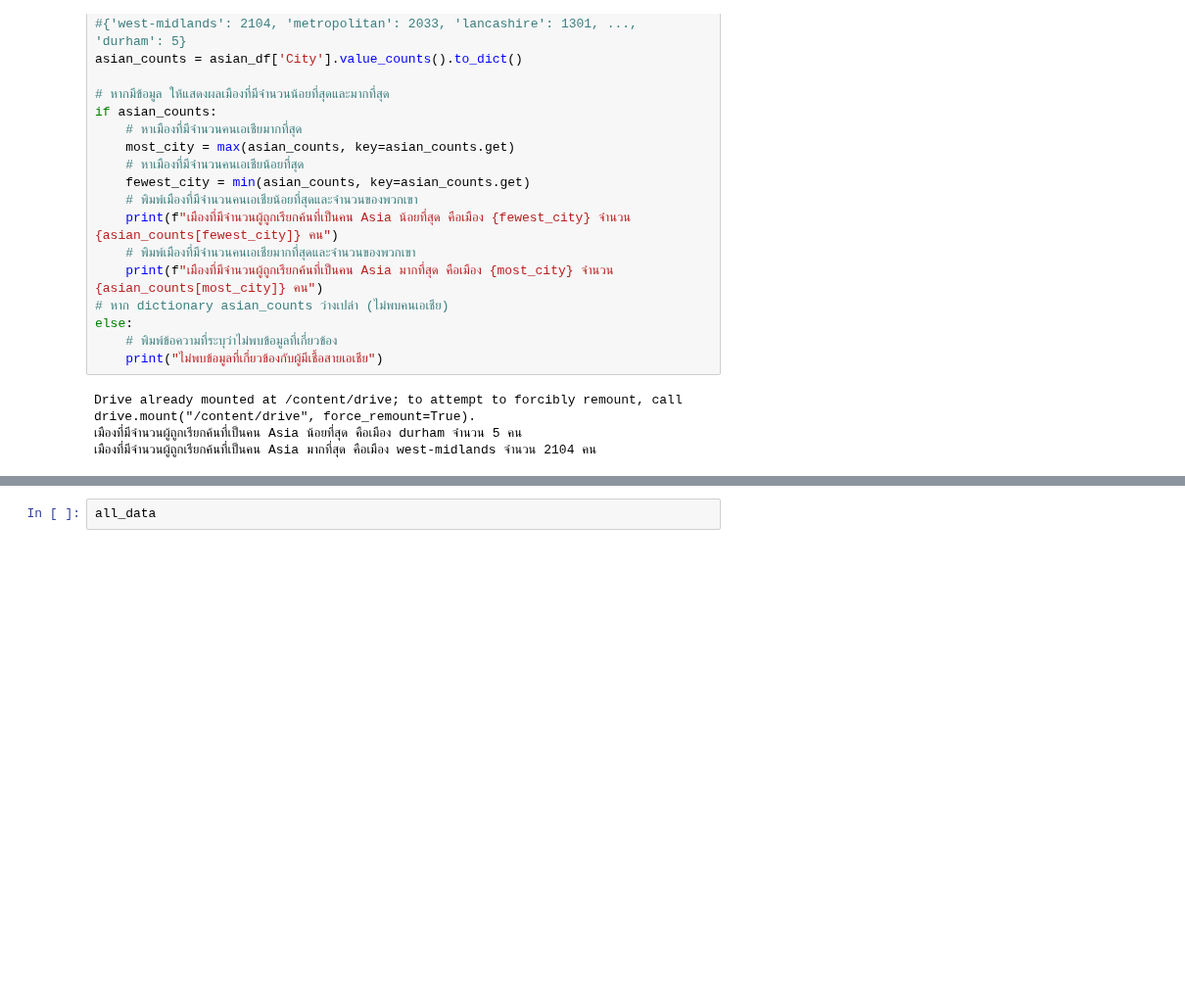
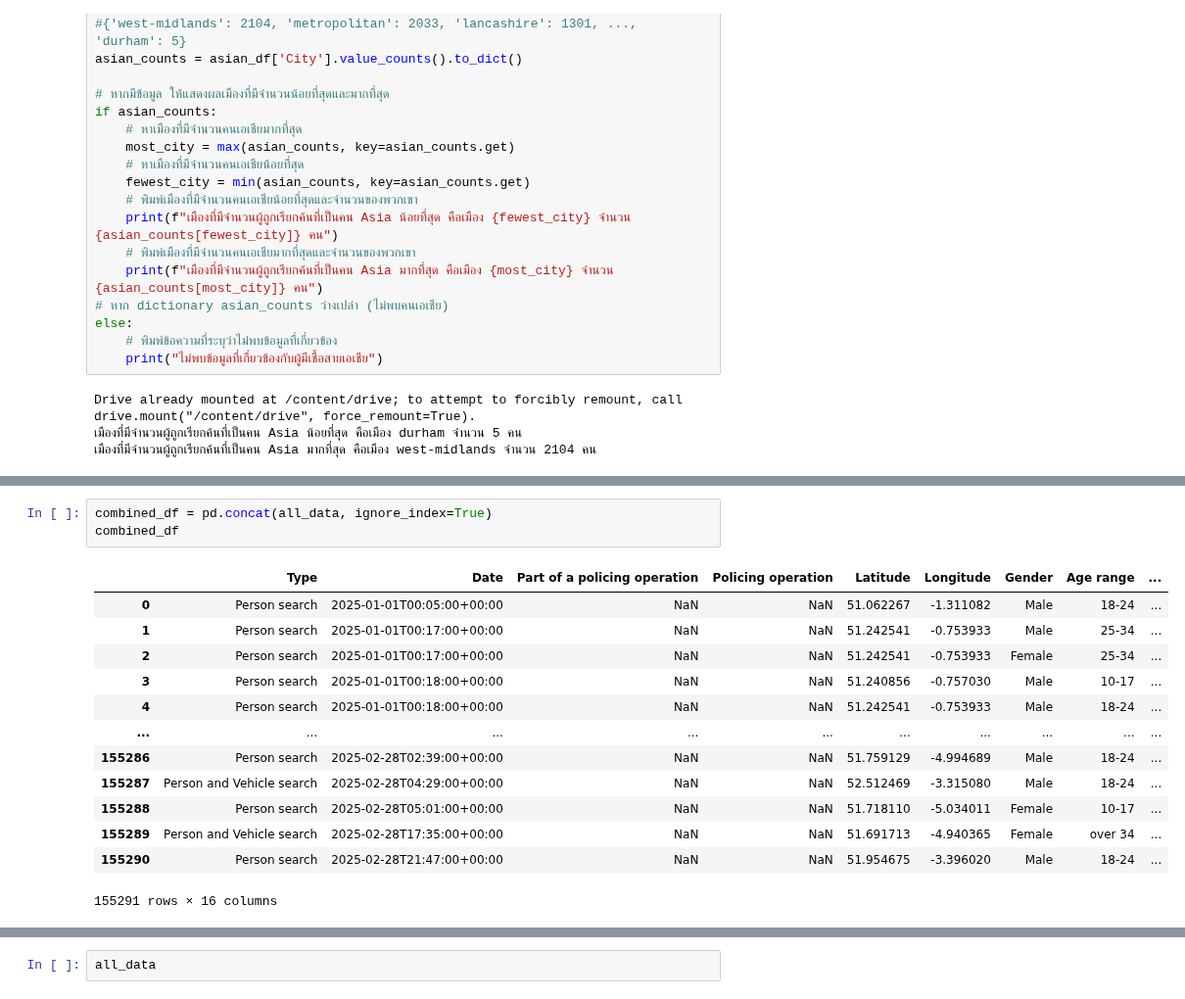
Before and after one commit to jangInw007/dataviz2025, a Jupyter notebook: Pandas_101_2025.ipynb, the cells around one changed output, grey strips where cells are left out. Shown at 98% size. Drawn from its saved outputs; the diff is of its cells as text; blank space fills up the shorter version.

```diff
--- a/Pandas_101_2025.ipynb
+++ b/Pandas_101_2025.ipynb
@@ -470,0 +562,17 @@ Drive already mounted at /content/drive; to attempt to forcibly remount, call dr
+# %%
+combined_df = pd.concat(all_data, ignore_index=True)
+combined_df
+# %% [output]
+|  | Type | Date | Part of a policing operation | Policing operation | Latitude | Longitude | Gender | Age range | ... |
+| 0 | Person search | 2025-01-01T00:05:00+00:00 | NaN | NaN | 51.062267 | -1.311082 | Male | 18-24 | ... |
+| 1 | Person search | 2025-01-01T00:17:00+00:00 | NaN | NaN | 51.242541 | -0.753933 | Male | 25-34 | ... |
+| 2 | Person search | 2025-01-01T00:17:00+00:00 | NaN | NaN | 51.242541 | -0.753933 | Female | 25-34 | ... |
+| 3 | Person search | 2025-01-01T00:18:00+00:00 | NaN | NaN | 51.240856 | -0.757030 | Male | 10-17 | ... |
+| 4 | Person search | 2025-01-01T00:18:00+00:00 | NaN | NaN | 51.242541 | -0.753933 | Male | 18-24 | ... |
+| ... | ... | ... | ... | ... | ... | ... | ... | ... | ... |
+| 155286 | Person search | 2025-02-28T02:39:00+00:00 | NaN | NaN | 51.759129 | -4.994689 | Male | 18-24 | ... |
+| 155287 | Person and Vehicle search | 2025-02-28T04:29:00+00:00 | NaN | NaN | 52.512469 | -3.315080 | Male | 18-24 | ... |
+| 155288 | Person search | 2025-02-28T05:01:00+00:00 | NaN | NaN | 51.718110 | -5.034011 | Female | 10-17 | ... |
+| 155289 | Person and Vehicle search | 2025-02-28T17:35:00+00:00 | NaN | NaN | 51.691713 | -4.940365 | Female | over 34 | ... |
+| 155290 | Person search | 2025-02-28T21:47:00+00:00 | NaN | NaN | 51.954675 | -3.396020 | Male | 18-24 | ... |
+155291 rows × 16 columns
```
Also changed, not shown: parts of 3 cells of this notebook.
